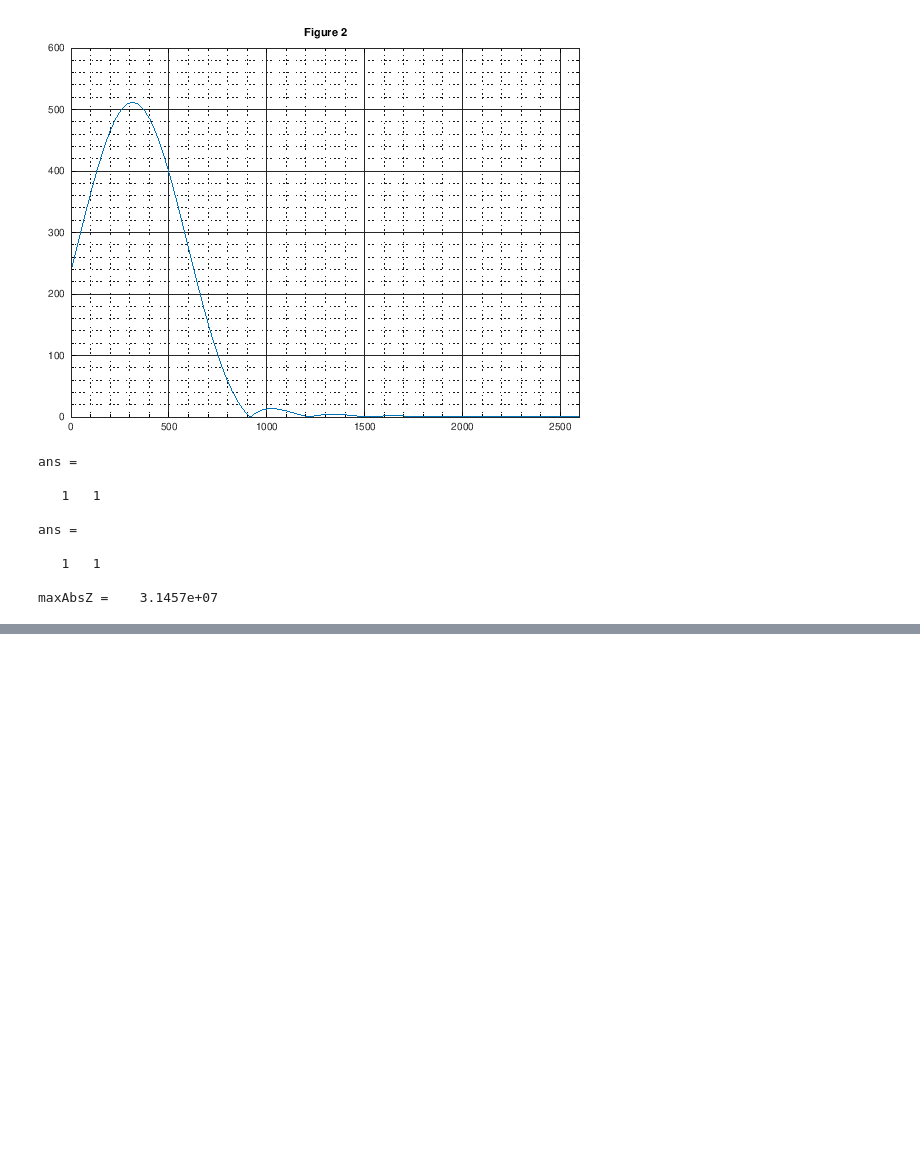
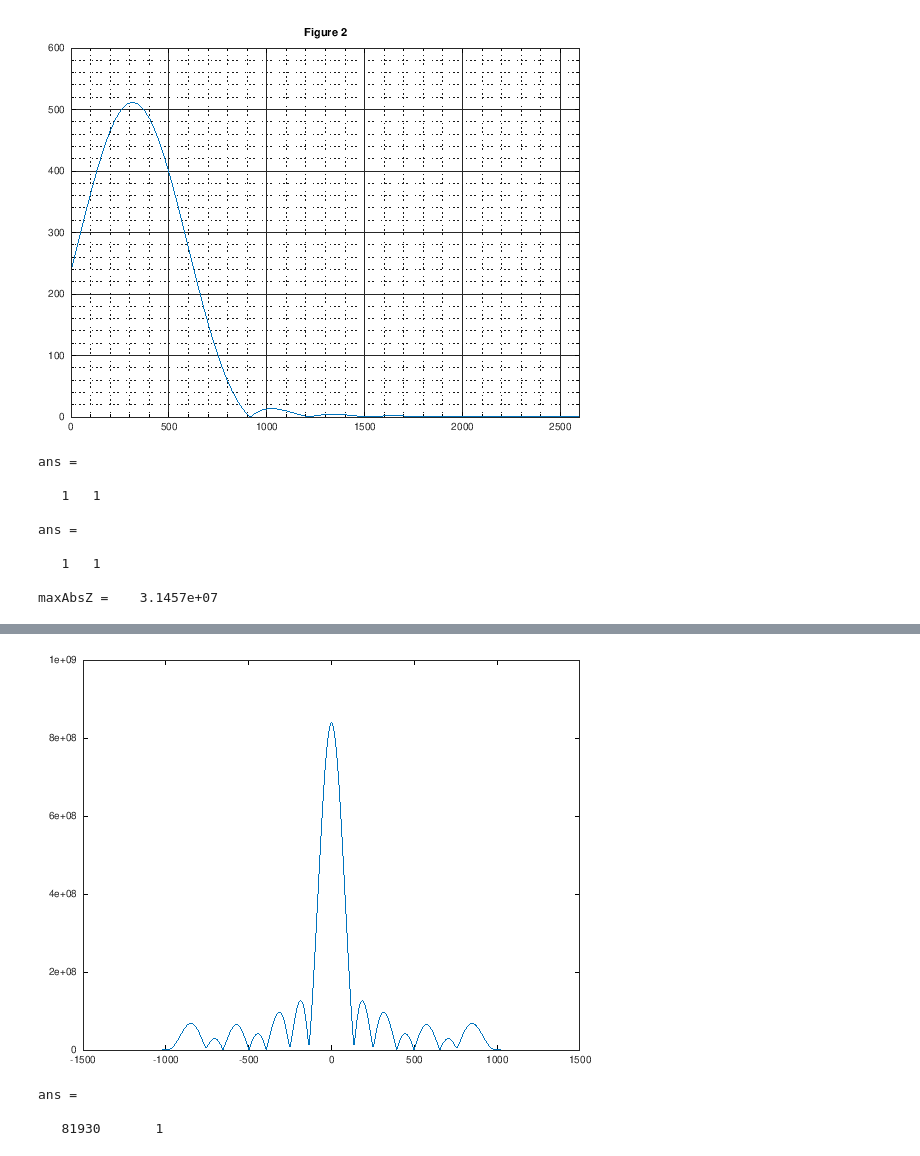
Before and after one commit to tbondy760/sat-chirp, a Jupyter notebook: Costas.ipynb, the cells around one changed output, grey strips where cells are left out. Drawn from its saved outputs; the diff is of its cells as text; code cells hidden in the pictures; blank space fills up the shorter version.

```diff
--- a/Costas.ipynb
+++ b/Costas.ipynb
@@ -167,0 +191,20 @@ maxAbsZ =    3.1457e+07
+# %%
+plot(-pulseSamples:1:pulseSamples, abs(MagCV))
+# %% [output]
+[figure, added]
+# %%
+RefSigCV = vertcat(RefSigCoreCV, RefSigCoreCV);
+RefSigFreqCV = fft(RefSigCoreCV, rows(RefSigCoreCV)*10);
+size(RefSigFreqCV)
+RefSigFreqKernelCV = conj(rot90(RefSigFreqCV,2));
+MagCV = [];
+for idx = 0:1:rows(RefSigCoreCV)-1
+  RefSigLoopFreqCV = fft(RefSigCV(idx+1:idx+rows(RefSigCoreCV)), rows(RefSigCoreCV)*10);
+  Z = conv2(RefSigLoopFreqCV, RefSigFreqKernelCV, 'valid');
+  # size(Z)
+  MagCV = [MagCV; Z];
+endfor
+# %% [output]
+ans =
+
+   81930       1
```
Also changed, not shown: parts of 6 cells of this notebook.
